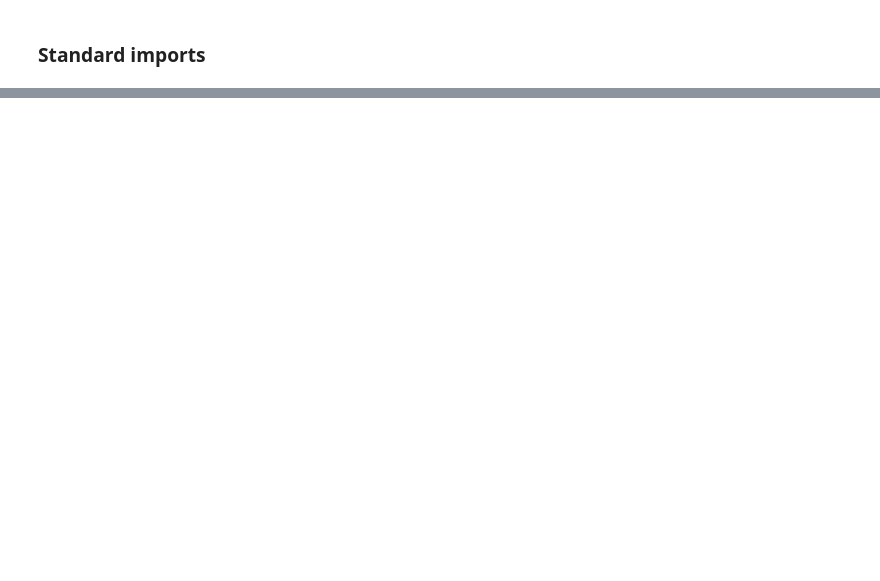
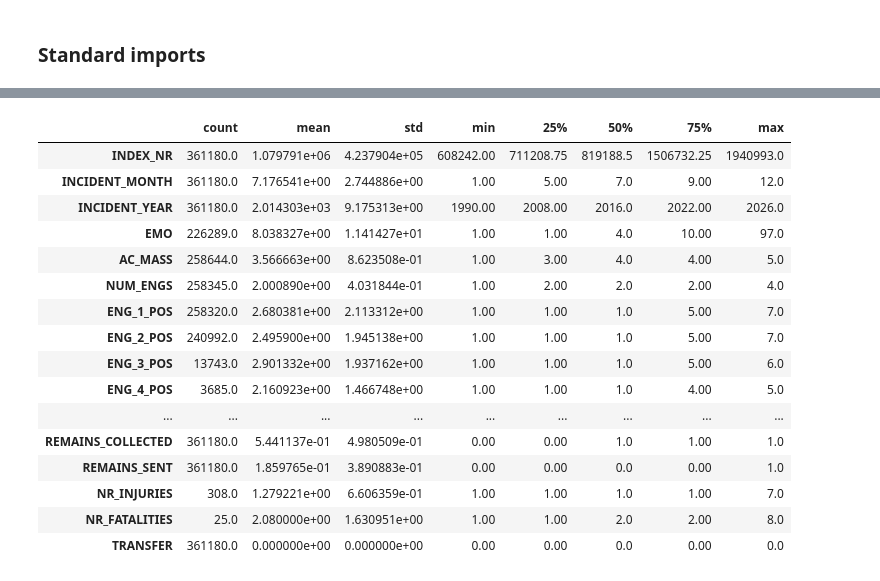
Before and after one commit to annasehgal/final-project-tech-68, a Jupyter notebook: Anna_TECH_68_Machine_learning_for_business_in_Python.ipynb, the cells around one changed output, grey strips where cells are left out. Drawn from its saved outputs; the diff is of its cells as text; code cells hidden in the pictures; blank space fills up the shorter version.

```diff
--- a/Anna_TECH_68_Machine_learning_for_business_in_Python.ipynb
+++ b/Anna_TECH_68_Machine_learning_for_business_in_Python.ipynb
@@ -21,0 +24,13 @@ import matplotlib.pyplot as plt
+# %%
+import io
+import zipfile
+import requests
+
+url = "https://wildlife.faa.gov/assets/database_excel.zip"
+
+response = requests.get(url)
+response.raise_for_status()
+
+with zipfile.ZipFile(io.BytesIO(response.content)) as z:
+    with z.open("Public.xlsx") as f:
+        df = pd.read_excel(f)
@@ -21,0 +102,20 @@ import matplotlib.pyplot as plt
+# %%
+df.describe().T
+# %% [output]
+|  | count | mean | std | min | 25% | 50% | 75% | max |
+| INDEX_NR | 361180.0 | 1.079791e+06 | 4.237904e+05 | 608242.00 | 711208.75 | 819188.5 | 1506732.25 | 1940993.0 |
+| INCIDENT_MONTH | 361180.0 | 7.176541e+00 | 2.744886e+00 | 1.00 | 5.00 | 7.0 | 9.00 | 12.0 |
+| INCIDENT_YEAR | 361180.0 | 2.014303e+03 | 9.175313e+00 | 1990.00 | 2008.00 | 2016.0 | 2022.00 | 2026.0 |
+| EMO | 226289.0 | 8.038327e+00 | 1.141427e+01 | 1.00 | 1.00 | 4.0 | 10.00 | 97.0 |
+| AC_MASS | 258644.0 | 3.566663e+00 | 8.623508e-01 | 1.00 | 3.00 | 4.0 | 4.00 | 5.0 |
+| NUM_ENGS | 258345.0 | 2.000890e+00 | 4.031844e-01 | 1.00 | 2.00 | 2.0 | 2.00 | 4.0 |
+| ENG_1_POS | 258320.0 | 2.680381e+00 | 2.113312e+00 | 1.00 | 1.00 | 1.0 | 5.00 | 7.0 |
+| ENG_2_POS | 240992.0 | 2.495900e+00 | 1.945138e+00 | 1.00 | 1.00 | 1.0 | 5.00 | 7.0 |
+| ENG_3_POS | 13743.0 | 2.901332e+00 | 1.937162e+00 | 1.00 | 1.00 | 1.0 | 5.00 | 6.0 |
+| ENG_4_POS | 3685.0 | 2.160923e+00 | 1.466748e+00 | 1.00 | 1.00 | 1.0 | 4.00 | 5.0 |
+| ... | ... | ... | ... | ... | ... | ... | ... | ... |
+| REMAINS_COLLECTED | 361180.0 | 5.441137e-01 | 4.980509e-01 | 0.00 | 0.00 | 1.0 | 1.00 | 1.0 |
+| REMAINS_SENT | 361180.0 | 1.859765e-01 | 3.890883e-01 | 0.00 | 0.00 | 0.0 | 0.00 | 1.0 |
+| NR_INJURIES | 308.0 | 1.279221e+00 | 6.606359e-01 | 1.00 | 1.00 | 1.0 | 1.00 | 7.0 |
+| NR_FATALITIES | 25.0 | 2.080000e+00 | 1.630951e+00 | 1.00 | 1.00 | 2.0 | 2.00 | 8.0 |
+| TRANSFER | 361180.0 | 0.000000e+00 | 0.000000e+00 | 0.00 | 0.00 | 0.0 | 0.00 | 0.0 |
```
Also changed, not shown: parts of 9 cells of this notebook.
